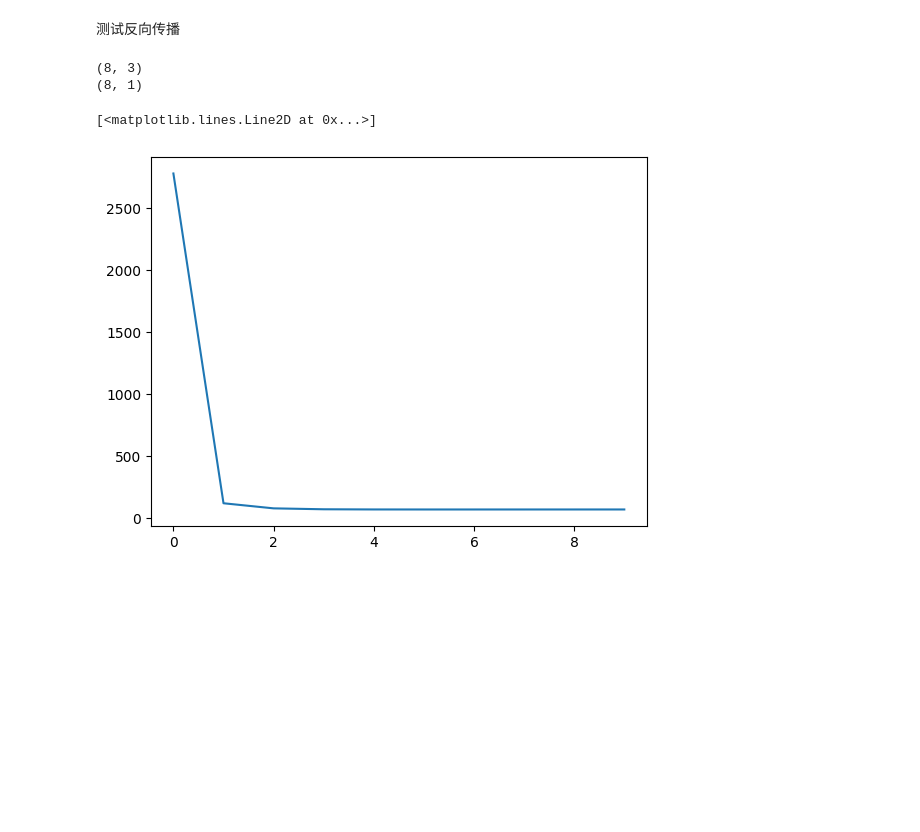
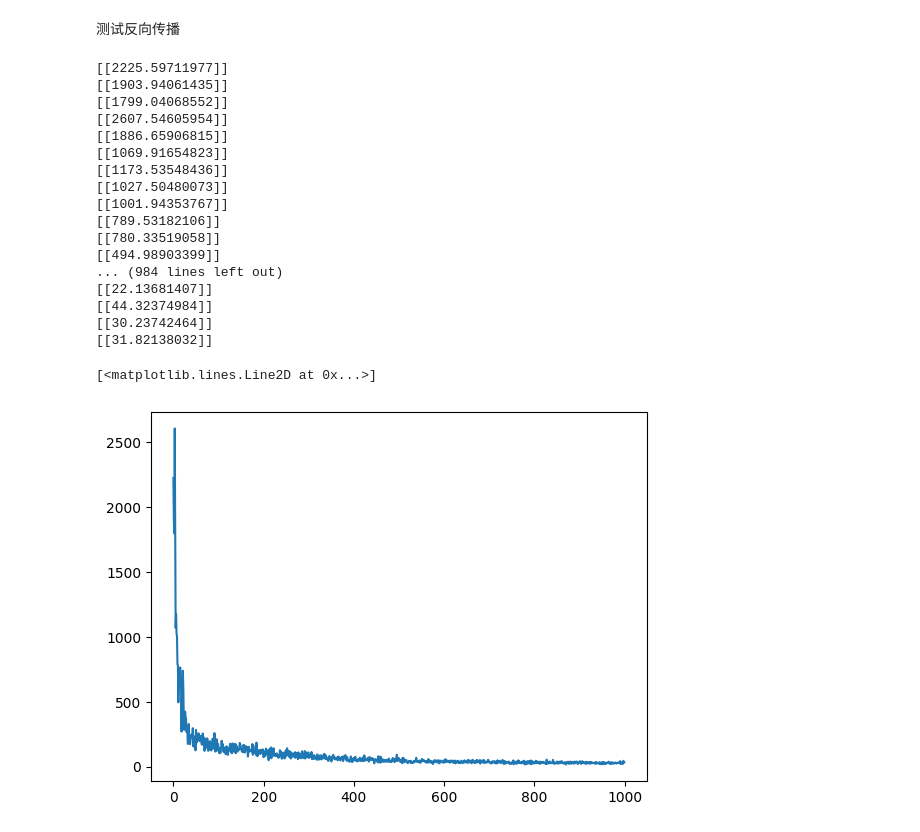
Before and after one commit to shaoxiawjc/ASC-Lab, a Jupyter notebook: miniflow/MLP.ipynb, the cells around one changed output. Saved outputs shown, nothing was run; the diff lists cells and outputs as text; code cells hidden in the pictures; blank space fills up the shorter version.

```diff
--- a/miniflow/MLP.ipynb
+++ b/miniflow/MLP.ipynb
@@ -24,10 +24,9 @@ class MyLinear:
         else:
             self.input_node = input_node
         self.W = op.Variable(f"W_{layer_id}")
-        self.W_val = np.ones((self.input_size, self.output_size))
+        self.W_val = np.random.normal(0,1,size=(self.input_size, self.output_size))
         self.B = op.Variable(f"B_{layer_id}")
         self.B_val = 0.0
-
 
         self.rst = op.add_op(op.matmul_op(self.input_node, self.W), self.B)
 
@@ -135,12 +131,12 @@ class MyMLP:
 # %% [markdown]
 测试正向传播
 # %%
-batch_size = 8
+batch_size = 64
 input_size = 3
 hidden_size = 16
 output_size = 1
 
-mlp = MyMLP(input_size, hidden_size, output_size)
+mlp = MyMLP(input_size, hidden_size, output_size, use_relu=True)
 X = np.random.rand(batch_size, input_size)
 mlp.forward(X)
 # %% [output]
@@ -155,25 +160,50 @@ array([[37.93954861],
 # %%
-weights = np.array([2.5, -3.0, 1.5])
-bias = 0.8
-Y = np.dot(X, weights) + bias + np.random.normal(batch_size, output_size)
-Y = Y.reshape(-1, 1)
+np.random.seed(42)
+w1 = np.random.normal(size=(input_size, hidden_size))
+b1 = 0
+w2 = np.random.normal(size=(hidden_size, output_size))
+b2 = 0
+np.random.seed(None)
+def get_norm_output(X, noise = False):
+    H = np.dot(X, w1) + b1
+    if noise:
+        H += np.random.normal(batch_size, hidden_size)
+    Y = np.dot(H, w2) + b2
+    if noise:
+     Y += np.random.normal(batch_size, output_size)
+    Y = Y.reshape(-1, 1)
+    return Y
 # %% [markdown]
 测试反向传播
-# %%
-print(X.shape)
-print(Y.shape)
-# %% [output]
-(8, 3)
-(8, 1)
 # %%
 loss_list = []
-for i in range(10):
-    mlp.forward(X)
-    loss_val = mlp.compute_loss_and_backward(Y, 0.001)
+for i in range(1000):
+    X = np.random.normal(size=(batch_size, input_size))
+    mlp(X)
+    Y = get_norm_output(X, noise = False)
+    loss_val = mlp.compute_loss_and_backward(Y, 0.0001)
+    print(loss_val)
     loss_list.append(loss_val.item())
 
 plt.plot(loss_list)
 # %% [output]
-[<matplotlib.lines.Line2D at 0x...>]
+[[2225.59711977]]
+[[1903.94061435]]
+[[1799.04068552]]
+[[2607.54605954]]
+[[1886.65906815]]
+[[1069.91654823]]
+[[1173.53548436]]
+[[1027.50480073]]
+[[1001.94353767]]
+[[789.53182106]]
+[[780.33519058]]
+[[494.98903399]]
+... (984 lines left out)
+[[22.13681407]]
+[[44.32374984]]
+[[30.23742464]]
+[[31.82138032]]
+[<matplotlib.lines.Line2D at 0x...>]
-[figure, old version]
+[figure, new version]
 # %%
```
Also changed, not shown: parts of 4 cells of this notebook, 1 other file.
